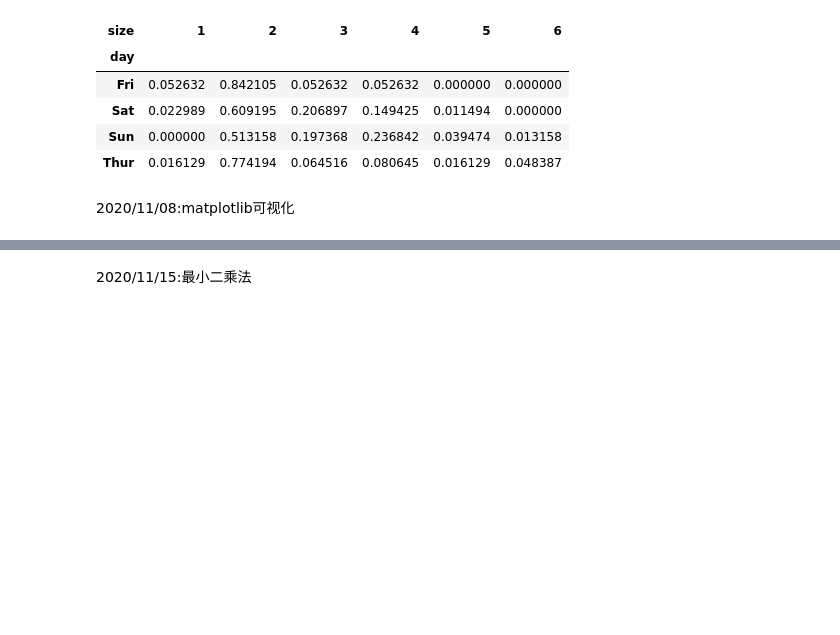
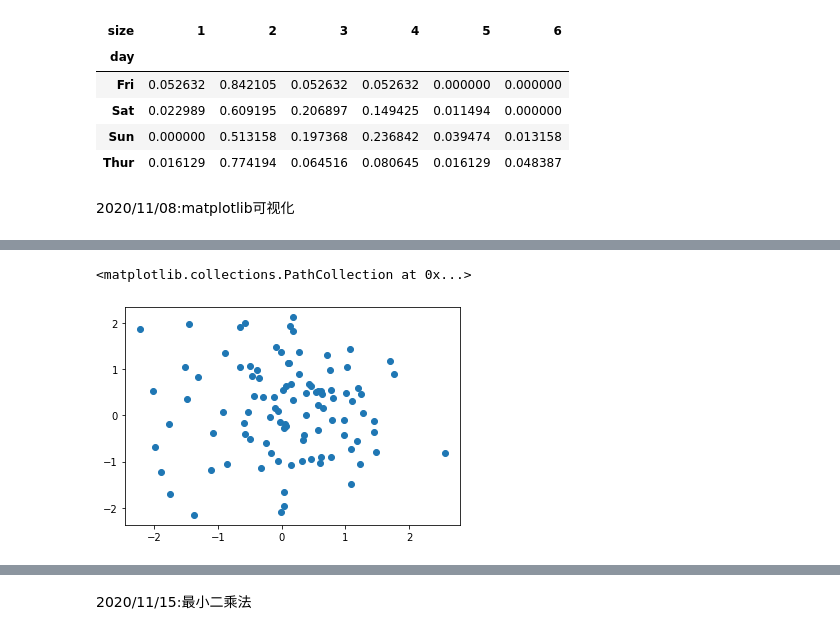
Before and after one commit to SethChloe/improved-train, a Jupyter notebook: mypython/mynotebook.ipynb, the cells around one changed output, grey strips where cells are left out. Saved outputs shown, nothing was run; the diff lists cells and outputs as text; code cells hidden in the pictures; blank space fills up the shorter version.

```diff
--- a/mypython/mynotebook.ipynb
+++ b/mypython/mynotebook.ipynb
@@ -110,0 +134,8 @@ cross_table.div(cross_table.sum(1),axis=0)
+# %%
+# 散点图
+X=np.random.randn(100)
+Y=np.random.randn(100)
+plt.scatter(X,Y)
+# %% [output]
+<matplotlib.collections.PathCollection at 0x...>
+[figure, added]
```
Also changed, not shown: parts of 4 cells of this notebook.
